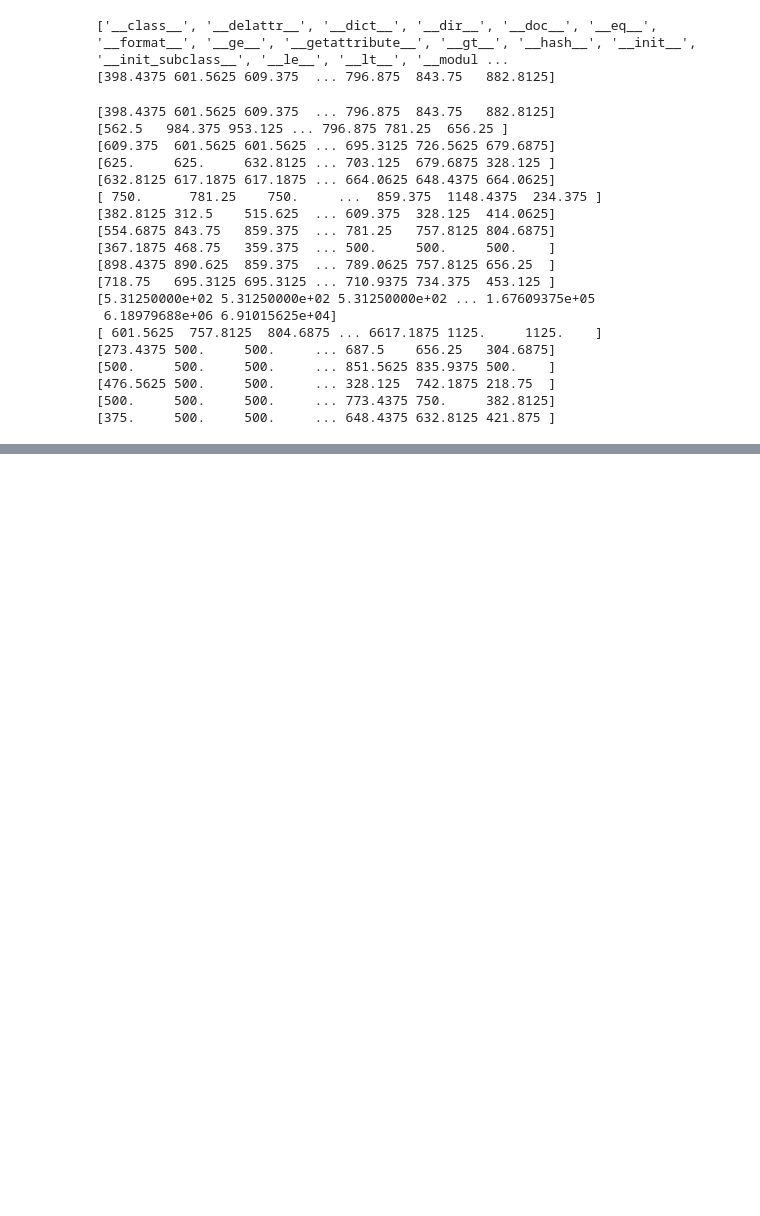
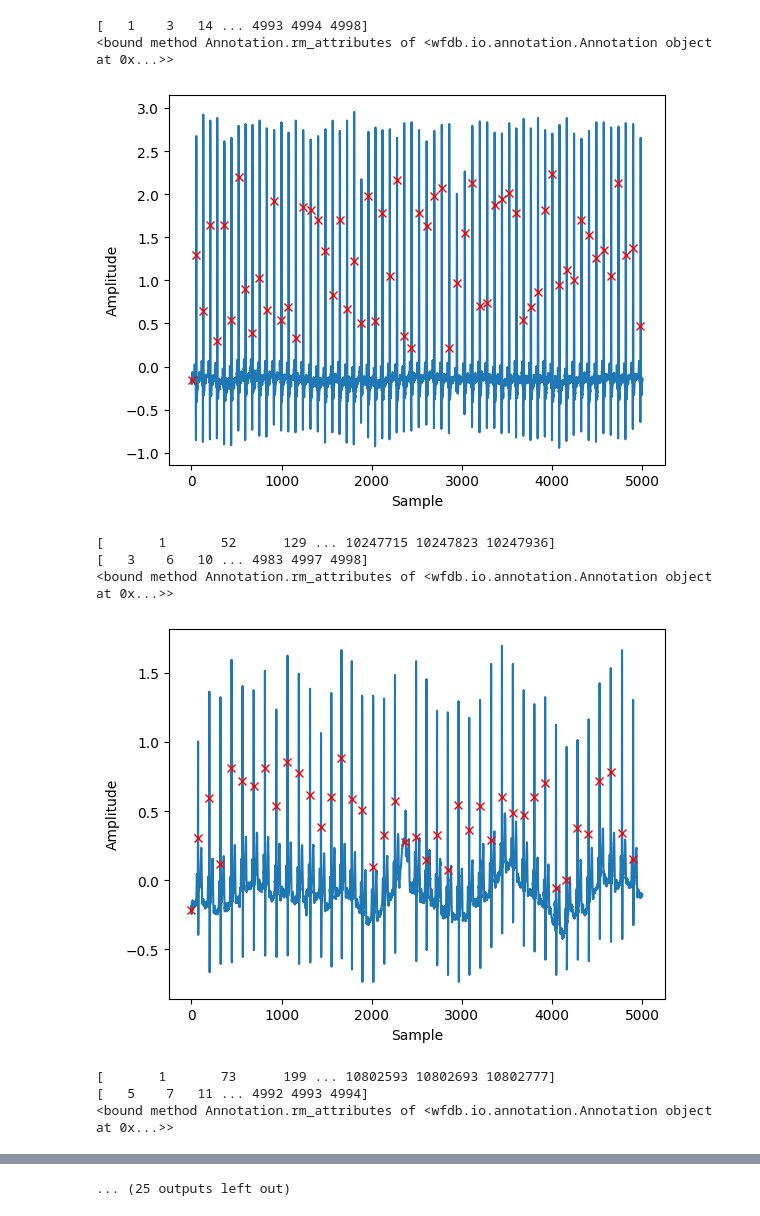
Before and after one commit to grpinto/CardioID, a Jupyter notebook: Catalina.ipynb, the cells around one changed output, grey strips where cells are left out. Saved outputs shown, nothing was run; the diff lists cells and outputs as text; code cells hidden in the pictures; blank space fills up the shorter version.

```diff
--- a/Catalina.ipynb
+++ b/Catalina.ipynb
@@ -64,8 +22,0 @@ KeyboardInterrupt:
-# %%
-rri = []
-keys = list(rr_peaks.keys())
-values = list(rr_peaks.values())
-for i in range(len(values)):
-    rri.append(np.diff(values[i])/128)
-print(rri)
-display()
@@ -92,44 +23,45 @@ display()
-# %%
-record = wfdb.rdrecord('mit-bih-normal-sinus-rhythm-database-1.0.0/16265') # Load the ECG recording
-annotation = wfdb.rdann('mit-bih-normal-sinus-rhythm-database-1.0.0/16265', 'atr') # Load the ECG annotation
-r_peaks = annotation.sample # Extract R-peak positions
-print(1000*np.diff(r_peaks)/128)
-# %% [output]
-['__class__', '__delattr__', '__dict__', '__dir__', '__doc__', '__eq__', '__format__', '__ge__', '__getattribute__', '__gt__', '__hash__', '__init__', '__init_subclass__', '__le__', '__lt__', '__modul ...
-[398.4375 601.5625 609.375  ... 796.875  843.75   882.8125]
 # %%
+from wfdb.processing import find_peaks
+
 def get_rr_peaks(all_recordings, lines):
 
     fs = 128
+    rri = []
 
     for line in lines:
 
         path = os.path.join(root_directory, line)
         current_recording = wfdb.rdrecord(path)
+        record = wfdb.rdrecord(path, sampfrom=0, sampto=5000, channels=[0])
+        rpeaks, _ = find_peaks(record.p_signal[:,0])
+        print(rpeaks)
         annotation = wfdb.rdann(path, 'atr') # Load the ECG annotation
+        print(annotation.rm_attributes)
         r_peaks = annotation.sample # Extract R-peak positions
-        print(1000*np.diff(r_peaks)/128)
+        r_peaks_in_range = r_peaks[r_peaks < len(record.p_signal)] # Only keep R-peaks within the record signal range
 
-    return all_recordings
+        plt.plot(record.p_signal)
+        plt.plot(r_peaks_in_range, record.p_signal[r_peaks_in_range,0], 'rx')
+        plt.xlabel('Sample')
+        plt.ylabel('Amplitude')
+        plt.show()
+        print(r_peaks)
+        rri.append(1000*np.diff(r_peaks)/128)
+
+    return rri
+
+
+
 
 rr_intervals = get_rr_peaks(nsr_signals, split_lines)
 # %% [output]
-[398.4375 601.5625 609.375  ... 796.875  843.75   882.8125]
-[562.5   984.375 953.125 ... 796.875 781.25  656.25 ]
-[609.375  601.5625 601.5625 ... 695.3125 726.5625 679.6875]
-[625.     625.     632.8125 ... 703.125  679.6875 328.125 ]
-[632.8125 617.1875 617.1875 ... 664.0625 648.4375 664.0625]
-[ 750.      781.25    750.     ...  859.375  1148.4375  234.375 ]
-[382.8125 312.5    515.625  ... 609.375  328.125  414.0625]
-[554.6875 843.75   859.375  ... 781.25   757.8125 804.6875]
-[367.1875 468.75   359.375  ... 500.     500.     500.    ]
-[898.4375 890.625  859.375  ... 789.0625 757.8125 656.25  ]
-[718.75   695.3125 695.3125 ... 710.9375 734.375  453.125 ]
-[5.31250000e+02 5.31250000e+02 5.31250000e+02 ... 1.67609375e+05
- 6.18979688e+06 6.91015625e+04]
-[ 601.5625  757.8125  804.6875 ... 6617.1875 1125.     1125.    ]
-[273.4375 500.     500.     ... 687.5    656.25   304.6875]
-[500.     500.     500.     ... 851.5625 835.9375 500.    ]
-[476.5625 500.     500.     ... 328.125  742.1875 218.75  ]
-[500.     500.     500.     ... 773.4375 750.     382.8125]
-[375.     500.     500.     ... 648.4375 632.8125 421.875 ]
+[   1    3   14 ... 4993 4994 4998]
+<bound method Annotation.rm_attributes of <wfdb.io.annotation.Annotation object at 0x...>>
+[figure, added]
+[       1       52      129 ... 10247715 10247823 10247936]
+[   3    6   10 ... 4983 4997 4998]
+<bound method Annotation.rm_attributes of <wfdb.io.annotation.Annotation object at 0x...>>
+[figure, added]
+[       1       73      199 ... 10802593 10802693 10802777]
+[   5    7   11 ... 4992 4993 4994]
+<bound method Annotation.rm_attributes of <wfdb.io.annotation.Annotation object at 0x...>>
@@ -135,0 +81 @@ rr_intervals = get_rr_peaks(nsr_signals, split_lines)
+... (25 outputs left out)
```
Also changed, not shown: parts of 7 cells of this notebook.
